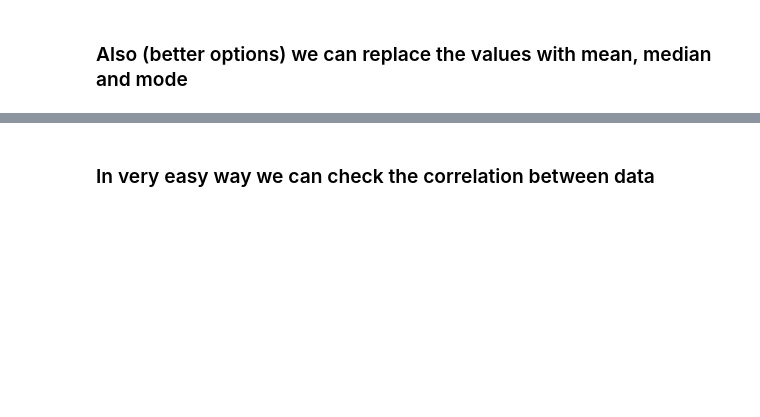
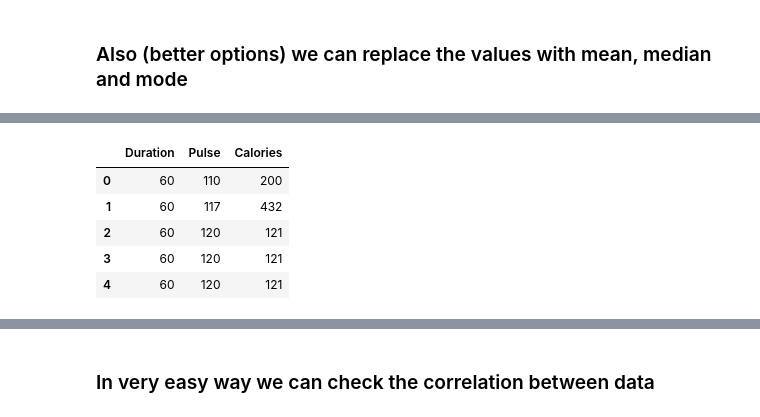
Before and after one commit to Microfluidic-UW/python_and_data_course, a Jupyter notebook: Data_Analysis/exc1/exc1.ipynb, the cells around one changed output, grey strips where cells are left out. Saved outputs shown, nothing was run; the diff lists cells and outputs as text; code cells hidden in the pictures; blank space fills up the shorter version.

```diff
--- a/Data_Analysis/exc1/exc1.ipynb
+++ b/Data_Analysis/exc1/exc1.ipynb
@@ -114,9 +327,17 @@ df.head(10)
 # %%
 # Discovering the duplicates
 df = pd.DataFrame({
     'Duration': [60, 60, 60, 60, 60, 30, 1929184141, 50],
     'Pulse': [110, 117, 120, 120, 120, 223, 122, 121],
     'Calories': [200, 432, 121, 121, 121, 521, 212, 424]
 })
+df.head()
+# %% [output]
+|  | Duration | Pulse | Calories |
+| 0 | 60 | 110 | 200 |
+| 1 | 60 | 117 | 432 |
+| 2 | 60 | 120 | 121 |
+| 3 | 60 | 120 | 121 |
+| 4 | 60 | 120 | 121 |
 # %%
 df.duplicated()
```
Also changed, not shown: parts of 27 cells of this notebook, 2 other files.
